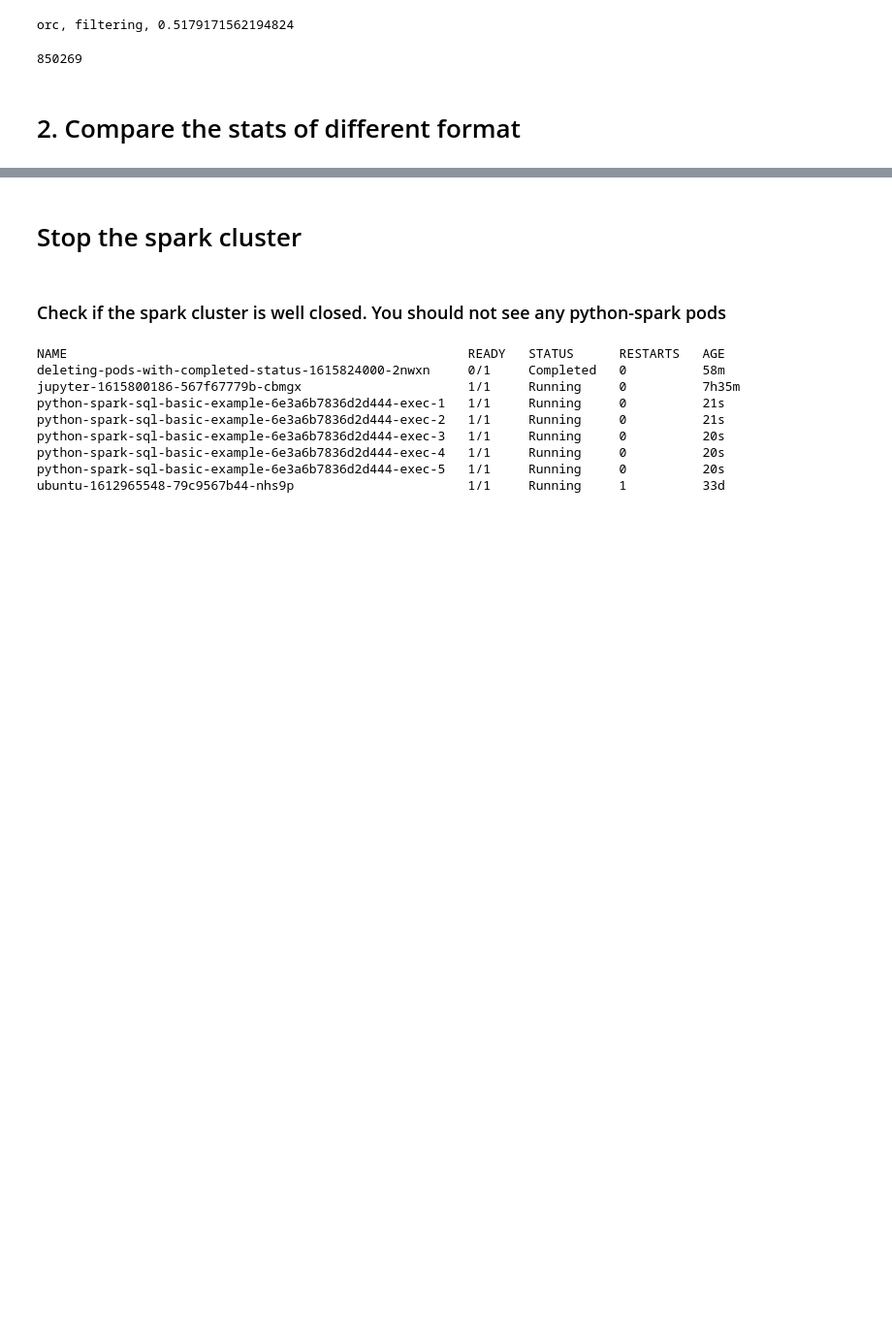
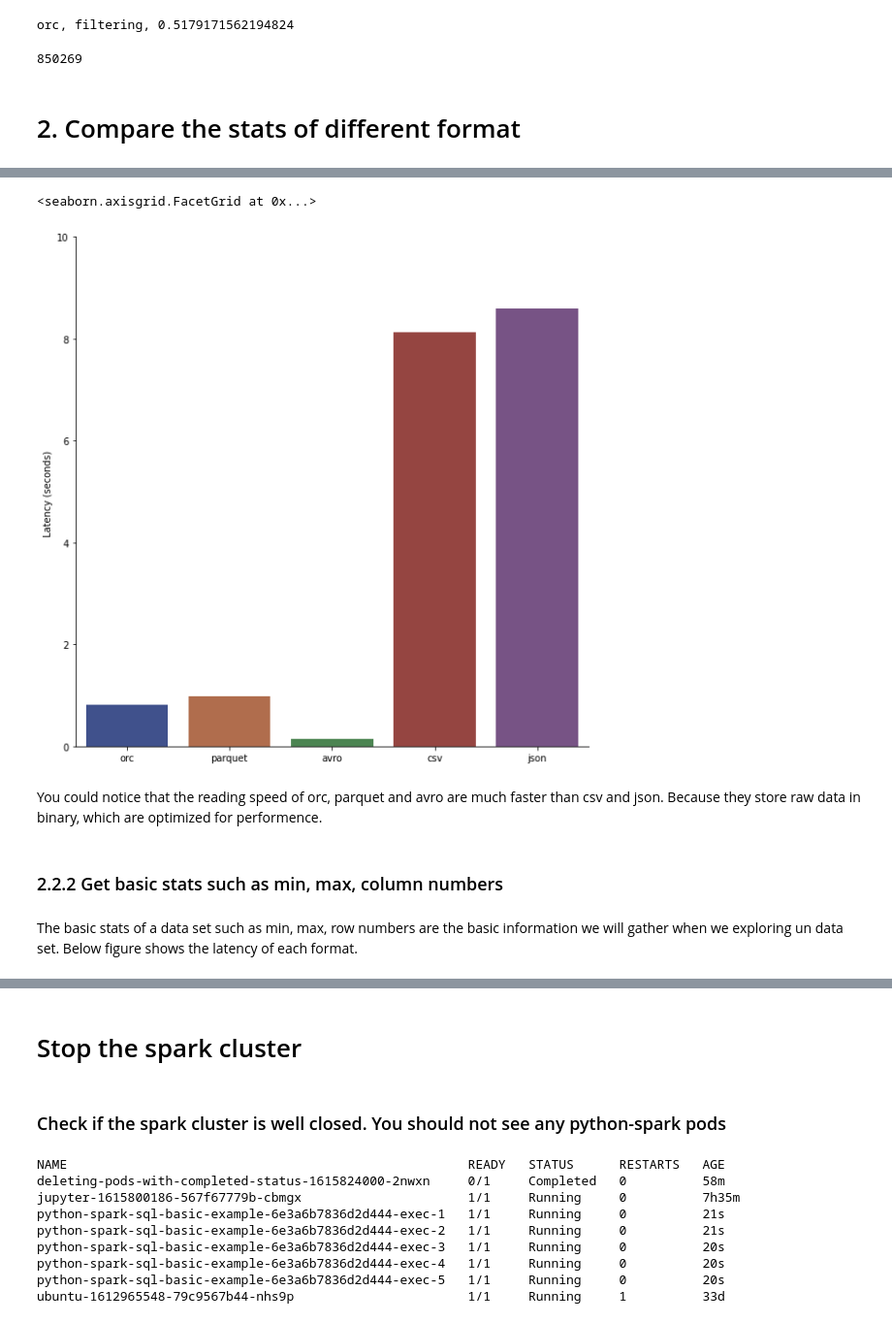
Before and after one commit to pengfei99/data_format_and_optimization, a Jupyter notebook: notebooks/data_format_overview_local.ipynb, the cells around one changed output, grey strips where cells are left out. Shown at 97% size. Saved outputs shown, nothing was run; the diff lists cells and outputs as text; code cells hidden in the pictures; blank space fills up the shorter version.

Commit message:
finish data viz

```diff
--- a/notebooks/data_format_overview_local.ipynb
+++ b/notebooks/data_format_overview_local.ipynb
@@ -129,3 +133,15 @@ def filtering(df, fmt, date="2005-11-15"):
+# %%
+from pyspark.sql.functions import ltrim,rtrim,trim
+def remove_space(df,col_name,position):
+    # remove left side space
+    if position =="l":
+        return df.withColumn("tmp",ltrim(col(col_name))).drop(col_name).withColumnRenamed("tmp", col_name)
+    # remove right side space
+    elif position =="r":
+        return df.withColumn("tmp",rtrim(col(col_name))).drop(col_name).withColumnRenamed("tmp", col_name)
+    # remove all side space
+    elif position =="a":
+        return df.withColumn("tmp",trim(col(col_name))).drop(col_name).withColumnRenamed("tmp", col_name)
 # %%
 def saveCSV(df,outputPath,fileName): Unit ={
     df.coalesce(1).write.mode("overwrite")
@@ -630,0 +623,6 @@ g_size.set(ylim=(150, 1300))
+# %%
+# remove duplicated rows
+tmpDf=rawDf.dropDuplicates(["format","command"])
+# remove space in command column
+statsDf=remove_space(tmpDf,"command","l")
+statsDf.count()
@@ -630,0 +639,3 @@ g_size.set(ylim=(150, 1300))
+# %%
+read_op_df=pd_df[pd_df.command.eq("read")]
+read_op_df.head(5)
@@ -630,0 +649,20 @@ g_size.set(ylim=(150, 1300))
+# %%
+# show the stats in a catplot
+g_read_op = sns.catplot(
+    data=read_op_df, kind="bar",
+    x="format", y="Latency",
+    order=['orc','parquet','avro','csv','json'],
+    ci="sd", palette="dark", alpha=0.8, height=8
+)
+g_read_op.despine(left=False)
+g_read_op.set_axis_labels("", "Latency (seconds) ")
+g_read_op.set(ylim=(0, 10))
+# %% [output]
+<seaborn.axisgrid.FacetGrid at 0x...>
+[figure, added]
+# %% [markdown]
+You could notice that the reading speed of orc, parquet and avro are much faster than csv and json. Because they store raw data in binary, which are optimized for performence.
+# %% [markdown]
+### 2.2.2 Get basic stats such as min, max, column numbers
+# %% [markdown]
+The basic stats of a data set such as min, max, row numbers are the basic information we will gather when we exploring un data set. Below figure shows the latency of each format.
```
Also changed, not shown: parts of 48 cells of this notebook.
